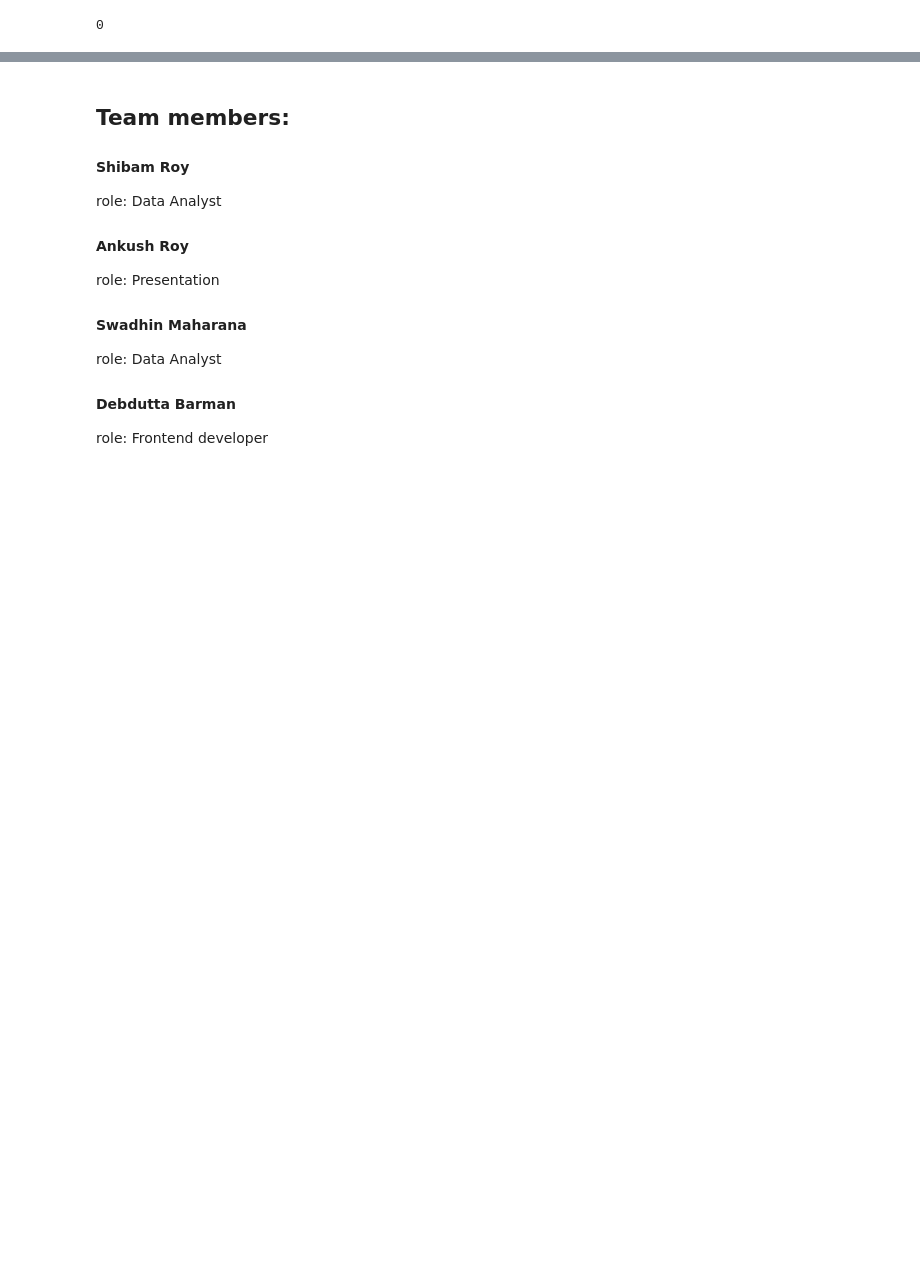
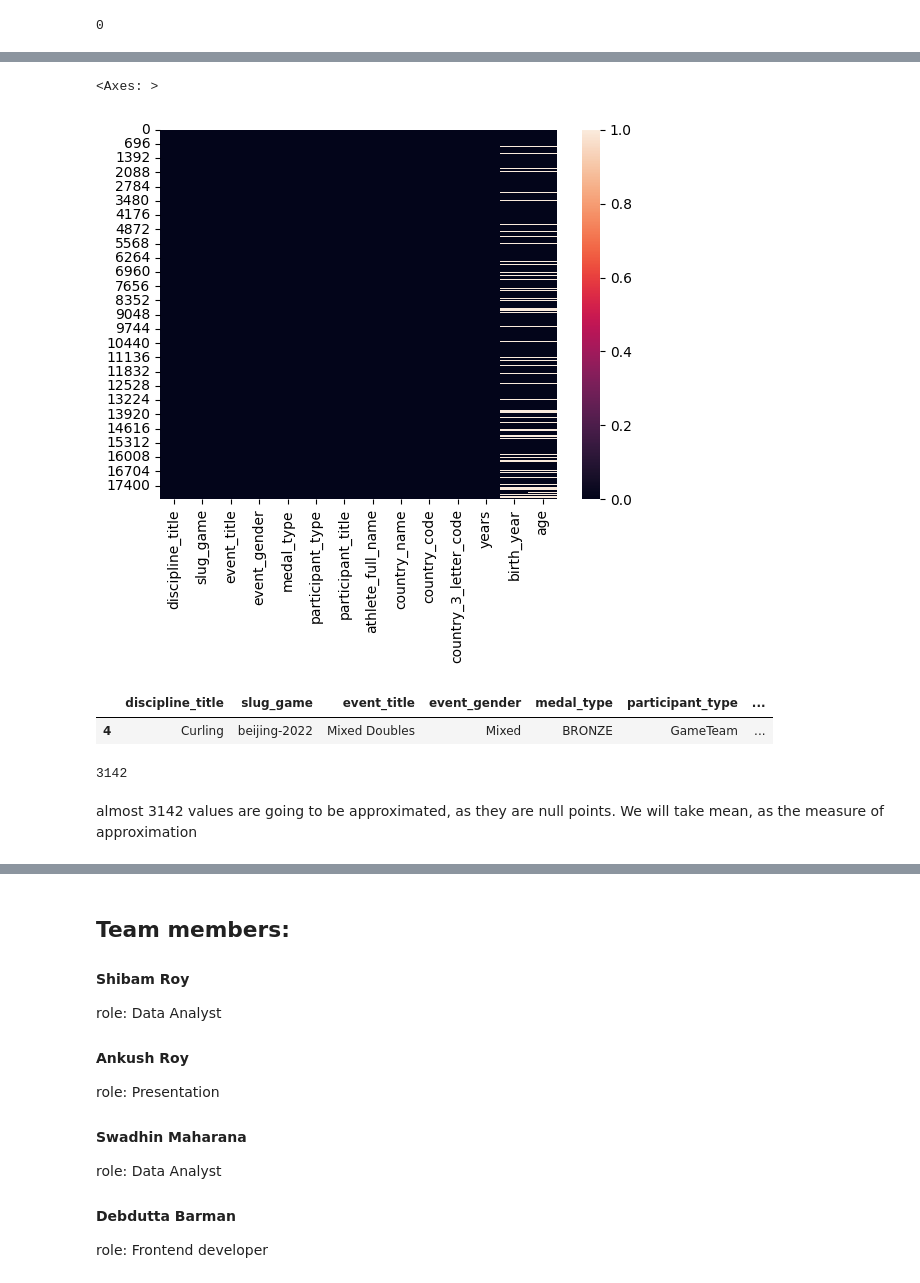
Before and after one commit to ShibamRoy9826/GeeksForGeeks-Hackathon-DataAnalysis-OlympicsData, a Jupyter notebook: GeeksForGeeks-Hackathon-Data-Analysis.ipynb, the cells around one changed output, grey strips where cells are left out. Cells and saved outputs as stored; diff of their text form; code cells hidden in the pictures; blank space fills up the shorter version.

Commit message:
Update GeeksForGeeks-Hackathon-Data-Analysis.ipynb
Updated the file, now we can move to analysis phase

```diff
--- a/GeeksForGeeks-Hackathon-Data-Analysis.ipynb
+++ b/GeeksForGeeks-Hackathon-Data-Analysis.ipynb
@@ -336,0 +372,2 @@ We can now move to the next phase, as there's no more work to do
+# %%
+df['years']=Years
@@ -336,0 +384,2 @@ We can now move to the next phase, as there's no more work to do
+# %%
+ageData=pandas.read_csv("finalname_year_age.csv")
@@ -336,0 +423,5 @@ We can now move to the next phase, as there's no more work to do
+# %%
+# Copying the names before changing the orginal data
+athleteNames=df['athlete_full_name']
+
+df['athlete_full_name'] = df['athlete_full_name'].apply(lambda x: x.lower())
@@ -336,0 +439,4 @@ We can now move to the next phase, as there's no more work to do
+# %%
+ageData=ageData.rename(columns={'name':'athlete_full_name','birthyear':'birth_year','age':'age'})
+
+df=pandas.merge(df,ageData,on='athlete_full_name', how='left')
@@ -336,0 +463,18 @@ We can now move to the next phase, as there's no more work to do
+# %%
+sns.heatmap(df.isnull())
+# %% [output]
+<Axes: >
+[figure, added]
+# %%
+df.query("athlete_full_name == 'almida de val'")
+# Just testing a random athlete name
+# %% [output]
+|  | discipline_title | slug_game | event_title | event_gender | medal_type | participant_type | ... |
+| 4 | Curling | beijing-2022 | Mixed Doubles | Mixed | BRONZE | GameTeam | ... |
+# %%
+df['birth_year'].isnull().sum()
+# %% [output]
+3142
+# %% [markdown]
+almost 3142 values are going to be approximated, as they are null points.
+We will take mean, as the measure of approximation
```
Also changed, not shown: parts of 38 cells of this notebook.
